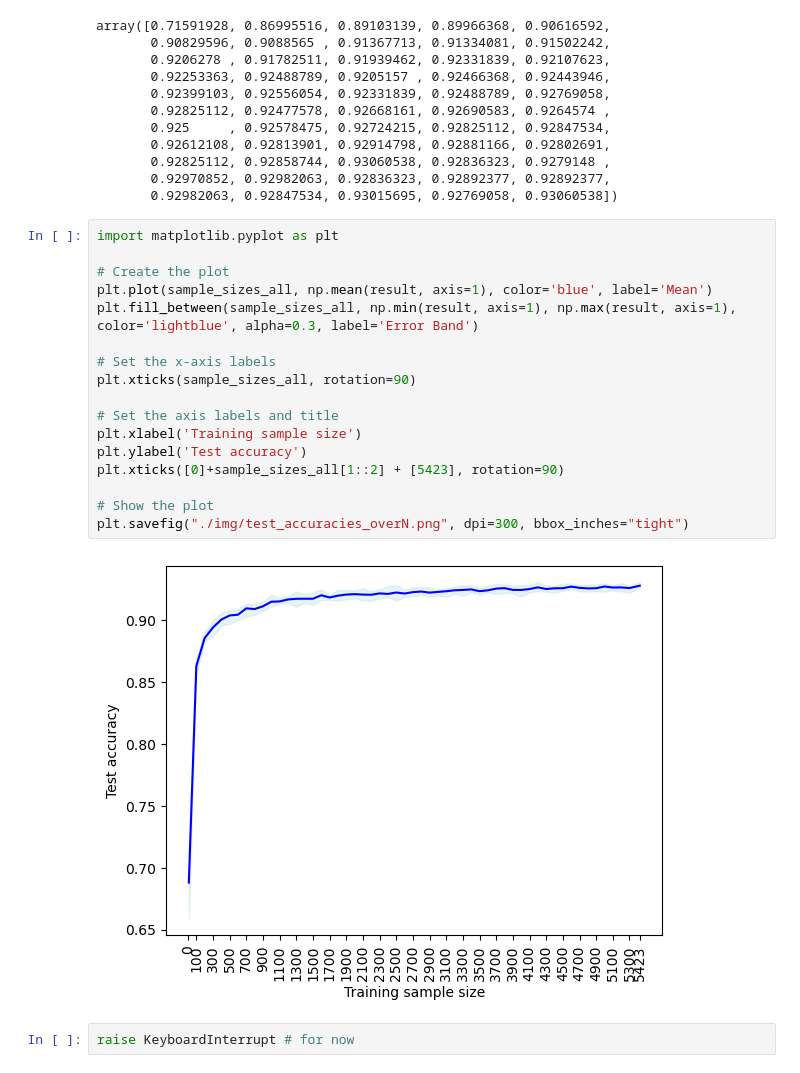
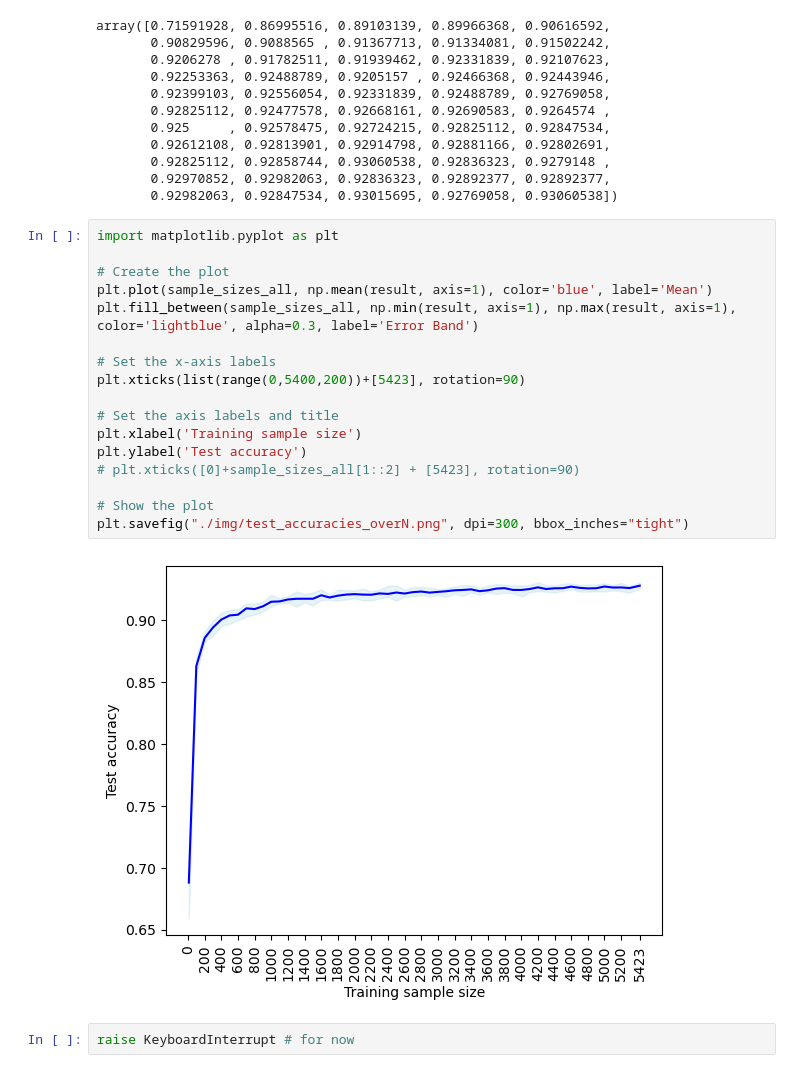
Before and after one commit to PaulHosek/MCM_classifier, a Jupyter notebook: Classifier_1/mcm/paper_plots/plots_testacc_overN.ipynb, the cells around one changed output. Cells and saved outputs as stored; diff of their text form.

```diff
--- a/Classifier_1/mcm/paper_plots/plots_testacc_overN.ipynb
+++ b/Classifier_1/mcm/paper_plots/plots_testacc_overN.ipynb
@@ -65,22 +65,22 @@ array([0.71591928, 0.86995516, 0.89103139, 0.89966368, 0.90616592,
 # %%
 import matplotlib.pyplot as plt
 
 # Create the plot
 plt.plot(sample_sizes_all, np.mean(result, axis=1), color='blue', label='Mean')
 plt.fill_between(sample_sizes_all, np.min(result, axis=1), np.max(result, axis=1), color='lightblue', alpha=0.3, label='Error Band')
 
 # Set the x-axis labels
-plt.xticks(sample_sizes_all, rotation=90)
+plt.xticks(list(range(0,5400,200))+[5423], rotation=90)
 
 # Set the axis labels and title
 plt.xlabel('Training sample size')
 plt.ylabel('Test accuracy')
-plt.xticks([0]+sample_sizes_all[1::2] + [5423], rotation=90)
+# plt.xticks([0]+sample_sizes_all[1::2] + [5423], rotation=90)
 
 # Show the plot
 plt.savefig("./img/test_accuracies_overN.png", dpi=300, bbox_inches="tight")
 # %% [output]
-[figure, old version]
+[figure, new version]
 # %%
 raise KeyboardInterrupt # for now
 # %%
```
Also changed, not shown: 3 other files.
